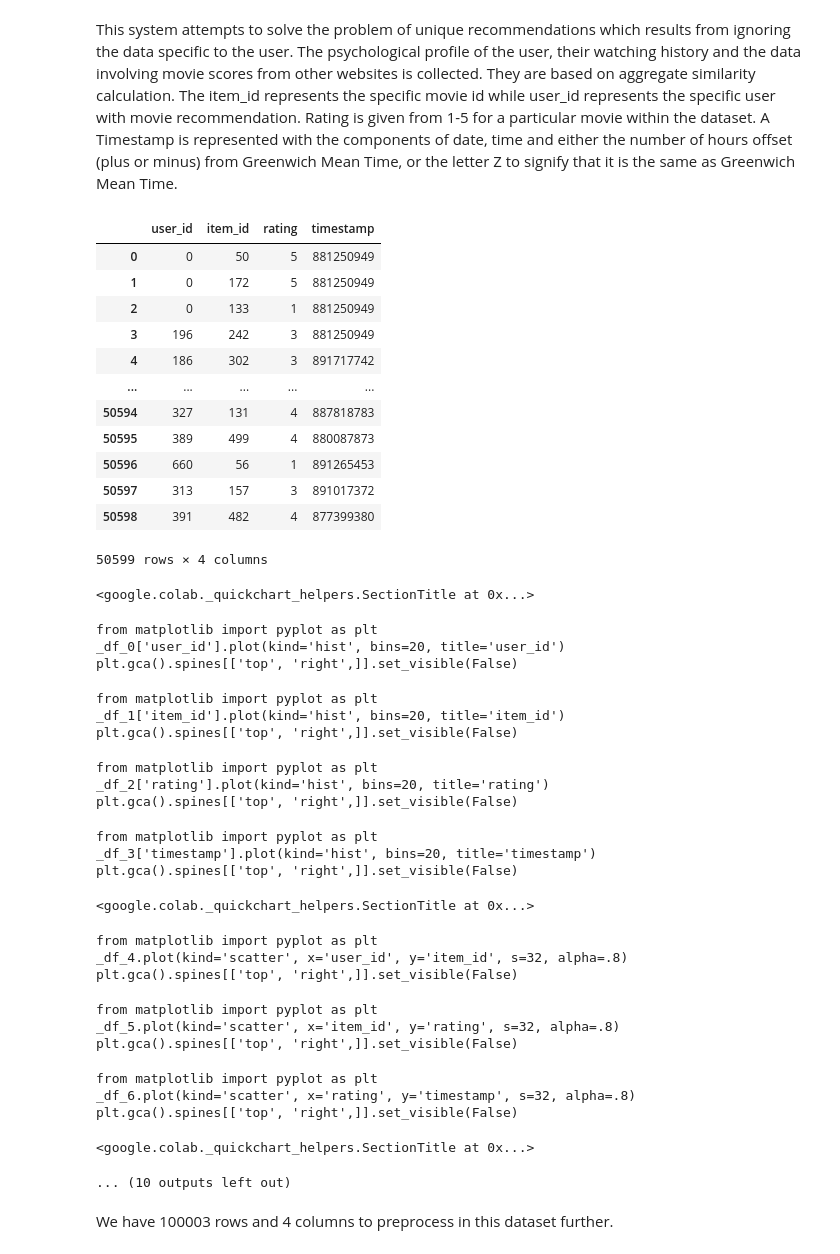
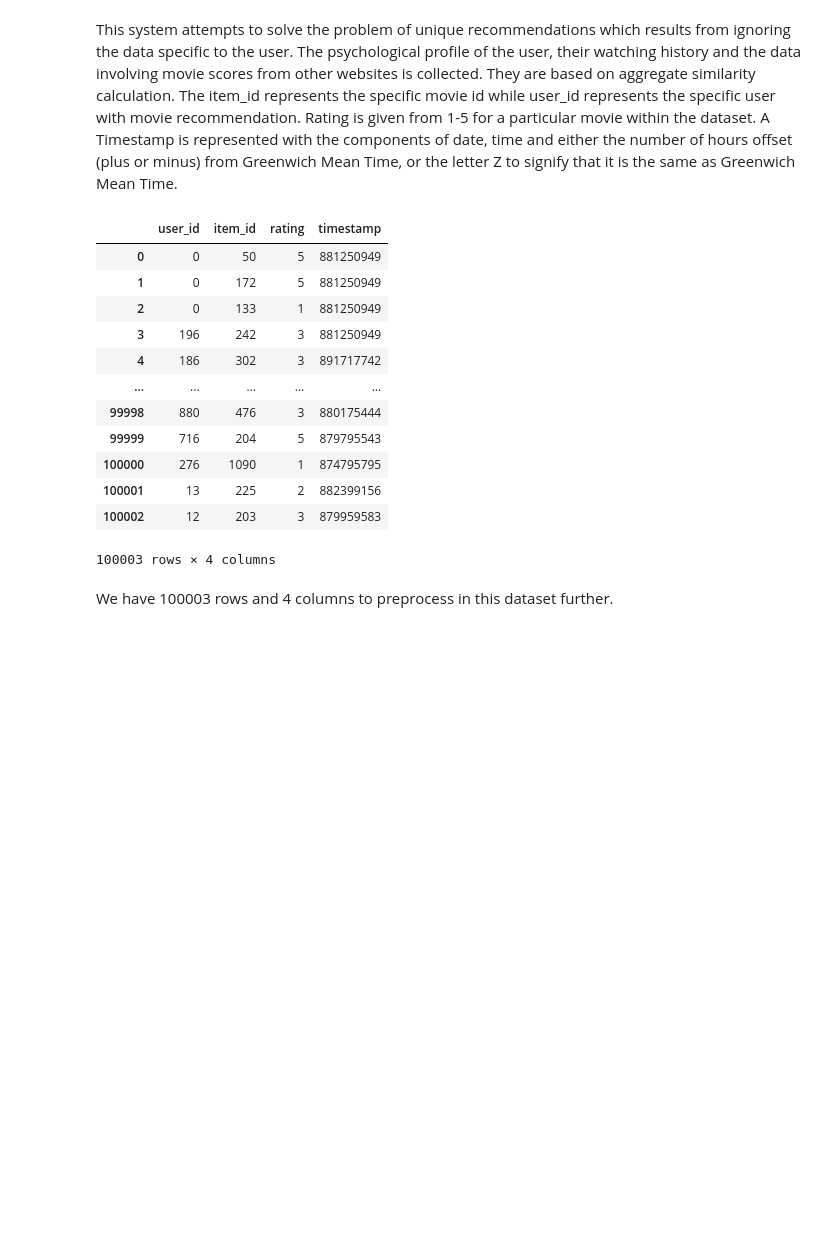
Before and after one commit to Arya202004/Movie_recommender_system, a Jupyter notebook: Recommsystem.ipynb, the cells around one changed output. Drawn from its saved outputs; the diff is of its cells as text; code cells hidden in the pictures; blank space fills up the shorter version.

Commit message:
starting with data manipulation

```diff
--- a/Recommsystem.ipynb
+++ b/Recommsystem.ipynb
@@ -18,5 +18,6 @@ import pandas as pd
 # %%
 # Import dataset
 
-data = pd.read_csv("Dataset.csv")
+data_set = pd.read_csv("Dataset.csv")
+movie_title = pd.read_csv("Movie_Id_Titles.csv")
 # %%
@@ -46,46 +84,20 @@ The item_id represents the specific movie id while user_id represents the specif
 Rating is given from 1-5 for a particular movie within the dataset. A Timestamp is represented with the components of date, time and either the number of hours offset (plus or minus) from Greenwich Mean Time, or the letter Z to signify that it is the same as Greenwich Mean Time.
 # %%
 # dropna() drops all the rows having NaN(Not a Number) values or missing values
-
-data.dropna()
+data_set.dropna()
 # %% [output]
 |  | user_id | item_id | rating | timestamp |
 | 0 | 0 | 50 | 5 | 881250949 |
 | 1 | 0 | 172 | 5 | 881250949 |
 | 2 | 0 | 133 | 1 | 881250949 |
 | 3 | 196 | 242 | 3 | 881250949 |
 | 4 | 186 | 302 | 3 | 891717742 |
 | ... | ... | ... | ... | ... |
-| 50594 | 327 | 131 | 4 | 887818783 |
-| 50595 | 389 | 499 | 4 | 880087873 |
-| 50596 | 660 | 56 | 1 | 891265453 |
-| 50597 | 313 | 157 | 3 | 891017372 |
-| 50598 | 391 | 482 | 4 | 877399380 |
+| 99998 | 880 | 476 | 3 | 880175444 |
+| 99999 | 716 | 204 | 5 | 879795543 |
+| 100000 | 276 | 1090 | 1 | 874795795 |
+| 100001 | 13 | 225 | 2 | 882399156 |
+| 100002 | 12 | 203 | 3 | 879959583 |
-50599 rows × 4 columns
+100003 rows × 4 columns
-<google.colab._quickchart_helpers.SectionTitle at 0x...>
-from matplotlib import pyplot as plt
-_df_0['user_id'].plot(kind='hist', bins=20, title='user_id')
-plt.gca().spines[['top', 'right',]].set_visible(False)
-from matplotlib import pyplot as plt
-_df_1['item_id'].plot(kind='hist', bins=20, title='item_id')
-plt.gca().spines[['top', 'right',]].set_visible(False)
-from matplotlib import pyplot as plt
-_df_2['rating'].plot(kind='hist', bins=20, title='rating')
-plt.gca().spines[['top', 'right',]].set_visible(False)
-from matplotlib import pyplot as plt
-_df_3['timestamp'].plot(kind='hist', bins=20, title='timestamp')
-plt.gca().spines[['top', 'right',]].set_visible(False)
-<google.colab._quickchart_helpers.SectionTitle at 0x...>
-from matplotlib import pyplot as plt
-_df_4.plot(kind='scatter', x='user_id', y='item_id', s=32, alpha=.8)
-plt.gca().spines[['top', 'right',]].set_visible(False)
-from matplotlib import pyplot as plt
-_df_5.plot(kind='scatter', x='item_id', y='rating', s=32, alpha=.8)
-plt.gca().spines[['top', 'right',]].set_visible(False)
-from matplotlib import pyplot as plt
-_df_6.plot(kind='scatter', x='rating', y='timestamp', s=32, alpha=.8)
-plt.gca().spines[['top', 'right',]].set_visible(False)
-<google.colab._quickchart_helpers.SectionTitle at 0x...>
-... (10 outputs left out)
 # %% [markdown]
 We have 100003 rows and 4 columns to preprocess in this dataset further.
```
Also changed, not shown: parts of 19 cells of this notebook.
